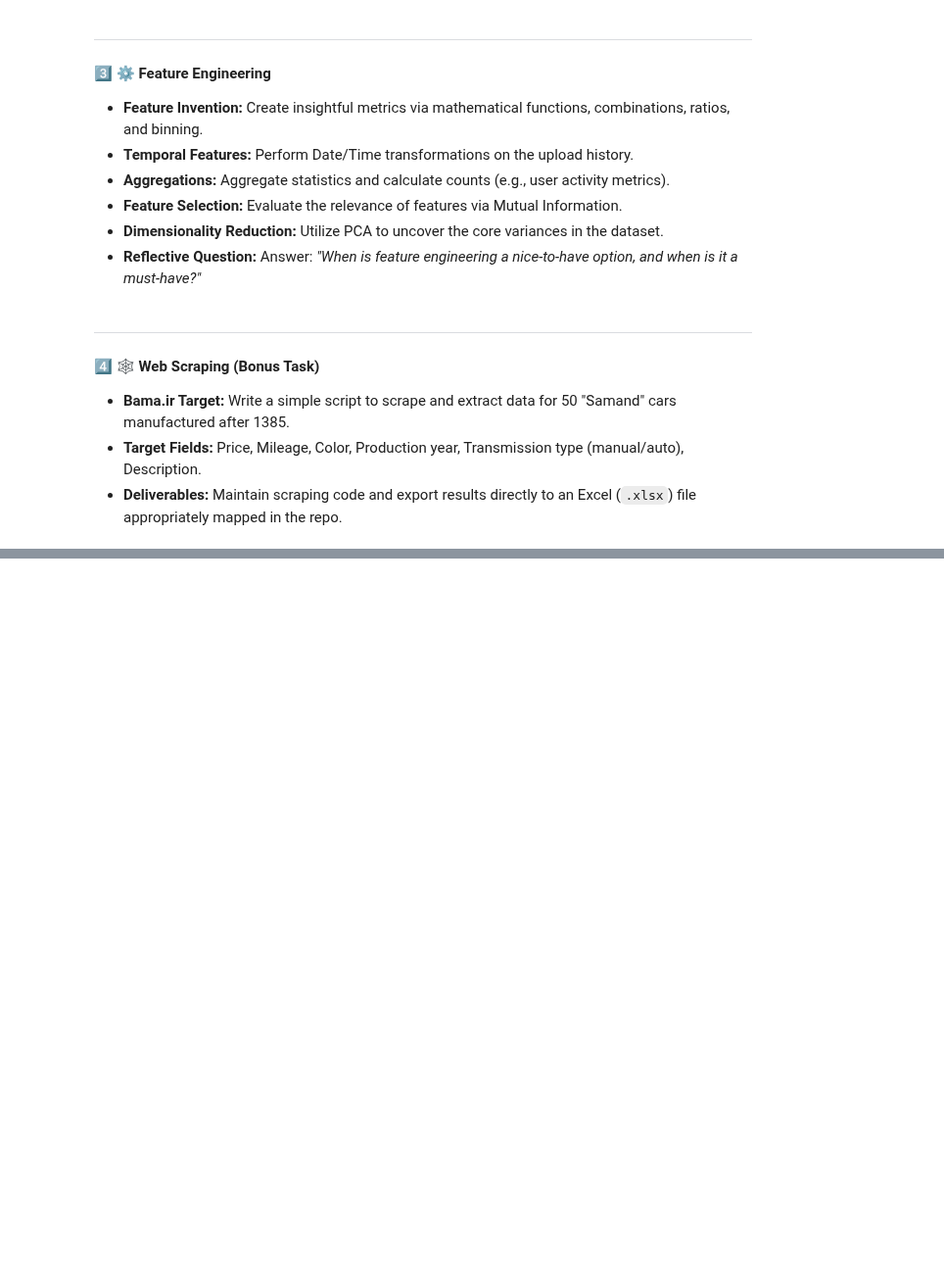
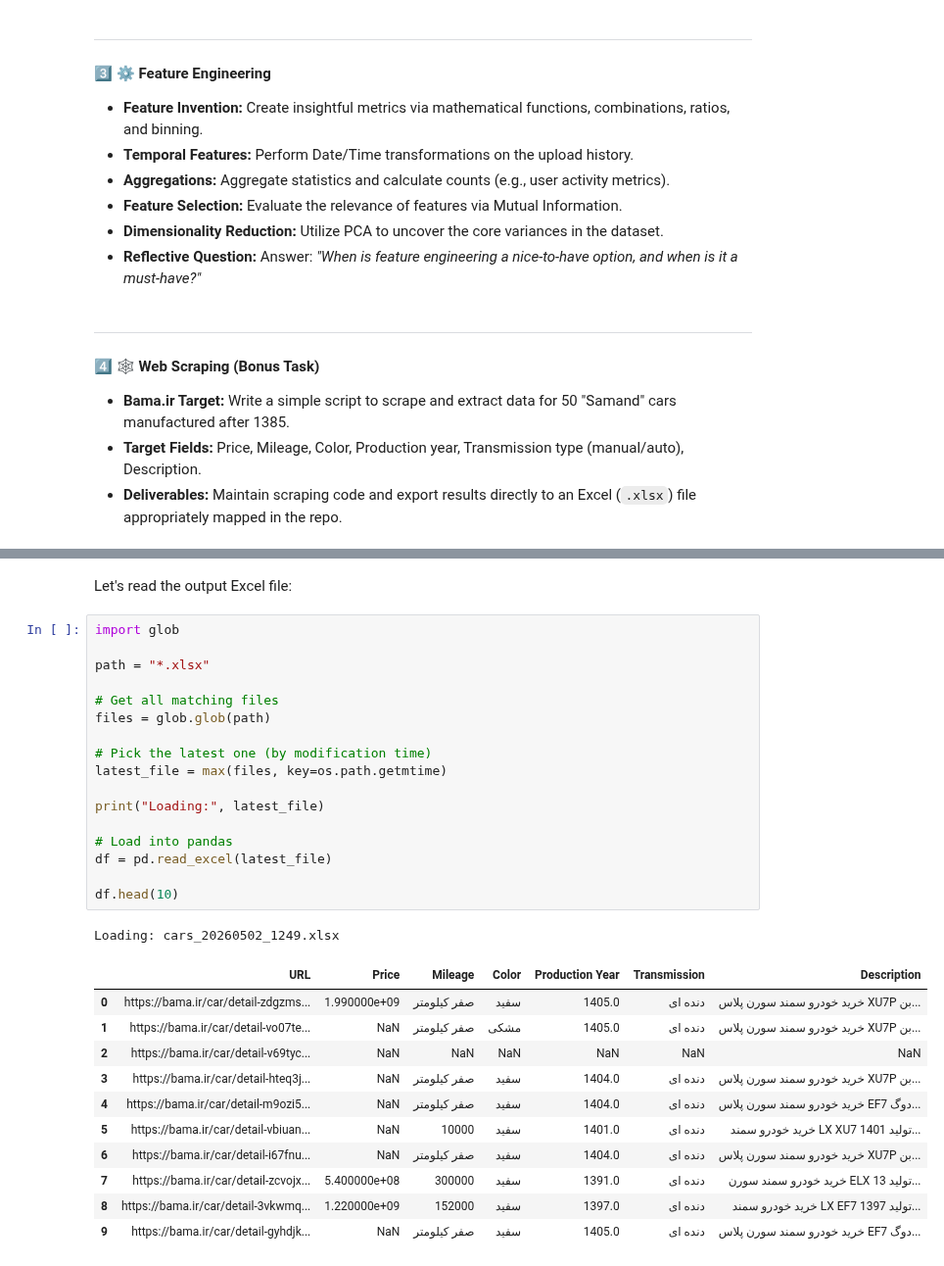
Before and after one commit to MaximumAsp66915/Applied_Data_Science_Course, a Jupyter notebook: ADS_A01/notebooks/01_Main_Analysis.ipynb, the cells around one changed output, grey strips where cells are left out. Shown at 98% size. Saved outputs shown, nothing was run; the diff lists cells and outputs as text; blank space fills up the shorter version.

```diff
--- a/ADS_A01/notebooks/01_Main_Analysis.ipynb
+++ b/ADS_A01/notebooks/01_Main_Analysis.ipynb
@@ -1123,0 +1214,32 @@ plt.show()
+# %% [markdown]
+Let's read the output Excel file:
+# %%
+import glob
+
+path = "*.xlsx"
+
+# Get all matching files
+files = glob.glob(path)
+
+# Pick the latest one (by modification time)
+latest_file = max(files, key=os.path.getmtime)
+
+print("Loading:", latest_file)
+
+# Load into pandas
+df = pd.read_excel(latest_file)
+
+df.head(10)
+# %% [output]
+Loading: cars_20260502_1249.xlsx
+|  | URL | Price | Mileage | Color | Production Year | Transmission | Description |
+| 0 | https://bama.ir/car/detail-zdgzms... | 1.990000e+09 | صفر کیلومتر | سفید | 1405.0 | دنده ای | خرید خودرو سمند سورن پلاس XU7P بن... |
+| 1 | https://bama.ir/car/detail-vo07te... | NaN | صفر کیلومتر | مشکی | 1405.0 | دنده ای | خرید خودرو سمند سورن پلاس XU7P بن... |
+| 2 | https://bama.ir/car/detail-v69tyc... | NaN | NaN | NaN | NaN | NaN | NaN |
+| 3 | https://bama.ir/car/detail-hteq3j... | NaN | صفر کیلومتر | سفید | 1404.0 | دنده ای | خرید خودرو سمند سورن پلاس XU7P بن... |
+| 4 | https://bama.ir/car/detail-m9ozi5... | NaN | صفر کیلومتر | سفید | 1404.0 | دنده ای | خرید خودرو سمند سورن پلاس EF7 دوگ... |
+| 5 | https://bama.ir/car/detail-vbiuan... | NaN | 10000 | سفید | 1401.0 | دنده ای | خرید خودرو سمند LX XU7 تولید 1401... |
+| 6 | https://bama.ir/car/detail-i67fnu... | NaN | صفر کیلومتر | سفید | 1404.0 | دنده ای | خرید خودرو سمند سورن پلاس XU7P بن... |
+| 7 | https://bama.ir/car/detail-zcvojx... | 5.400000e+08 | 300000 | سفید | 1391.0 | دنده ای | خرید خودرو سمند سورن ELX تولید 13... |
+| 8 | https://bama.ir/car/detail-3vkwmq... | 1.220000e+09 | 152000 | سفید | 1397.0 | دنده ای | خرید خودرو سمند LX EF7 تولید 1397... |
+| 9 | https://bama.ir/car/detail-gyhdjk... | NaN | صفر کیلومتر | سفید | 1405.0 | دنده ای | خرید خودرو سمند سورن پلاس EF7 دوگ... |
```
Also changed, not shown: parts of 22 cells of this notebook, 3 other files.
